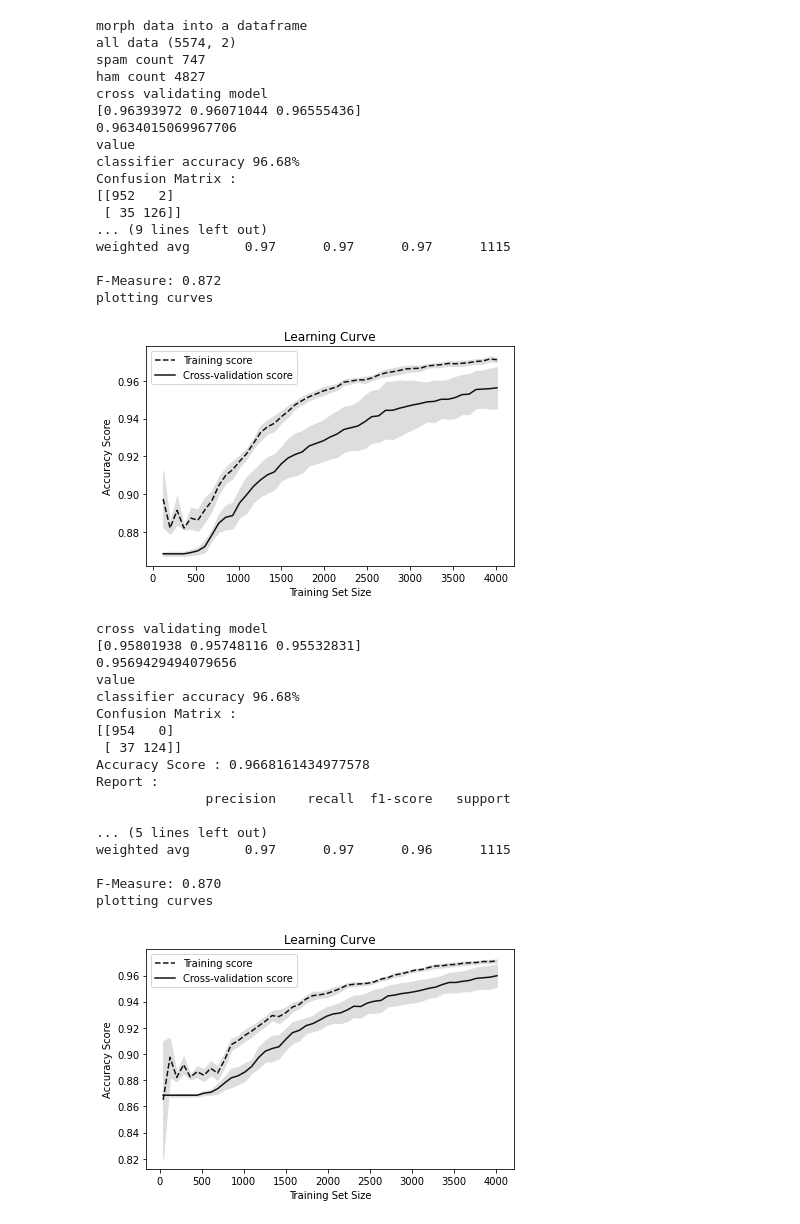
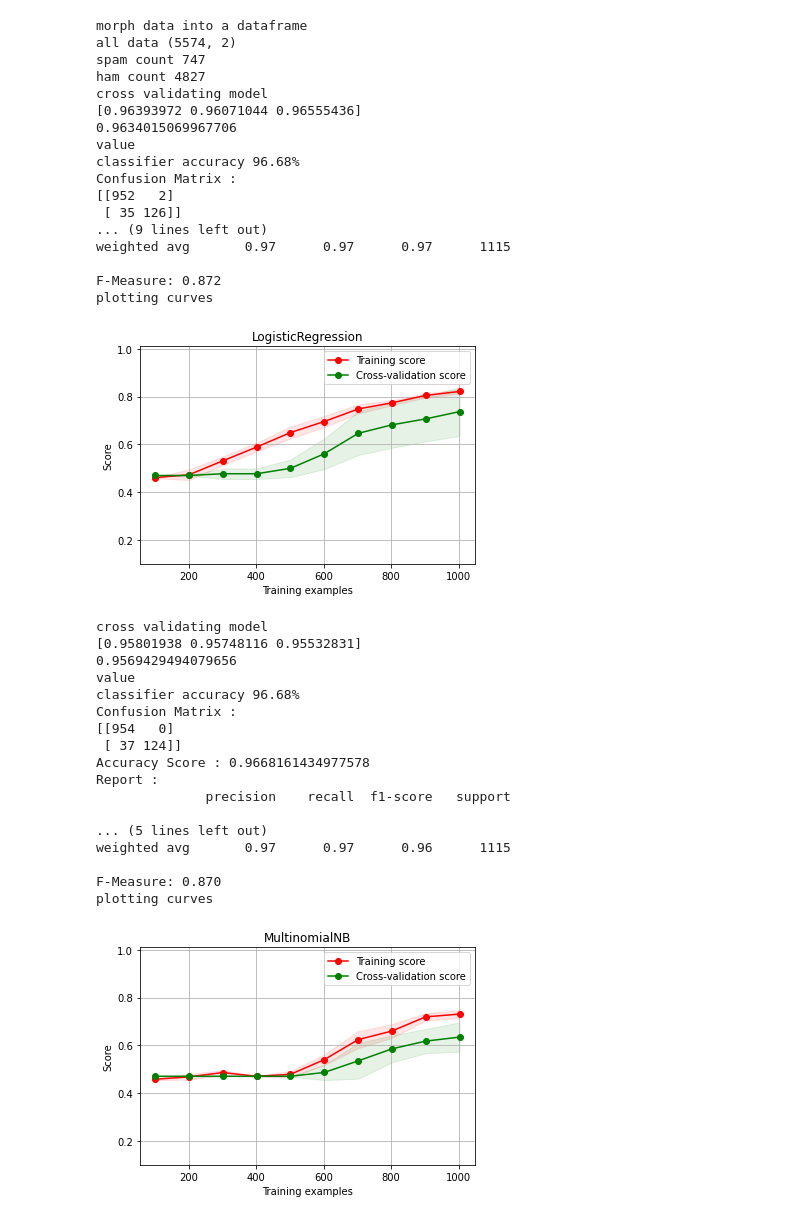
Before and after one commit to dimitrisl/SpamHam, a Jupyter notebook: Assignment 1.ipynb, the cells around one changed output. Saved outputs shown, nothing was run; the diff lists cells and outputs as text; code cells hidden in the pictures.

```diff
--- a/Assignment 1.ipynb
+++ b/Assignment 1.ipynb
@@ -120,35 +123,37 @@ models = [LogisticRegression, MultinomialNB, SVC]
 
 for model in models:
     print("cross validating model")
     clf = make_pipeline(vectorizer, model())
     scores = cross_validate(clf, df_data["sentence"], df_data["label"], cv=3, return_train_score=False)
     print(scores["test_score"])
     print(scores["test_score"].mean())
     features_train_transformed, features_test_transformed, y_train, y_test = tf_idf(df_data, vectorizer)
 
     model = get_results(features_train_transformed, features_test_transformed, y_train, y_test, model())
     print("plotting curves")
-    plotter = plotting_back(model, features_train_transformed, y_train)
+
+
+    plotter = plot_learning_curve(model, "%s"%type(model).__name__, features_test_transformed, model.predict(features_test_transformed), (0.1, 1.01), cv=10, n_jobs=-1)
     plotter.show()
 # %% [output]
 morph data into a dataframe
 all data (5574, 2)
 spam count 747
 ham count 4827
 cross validating model
 [0.96393972 0.96071044 0.96555436]
 0.9634015069967706
 value
 classifier accuracy 96.68%
 Confusion Matrix :
 [[952   2]
  [ 35 126]]
 ... (9 lines left out)
 weighted avg       0.97      0.97      0.97      1115
 
 F-Measure: 0.872
 plotting curves
-[figure, old version]
+[figure, new version]
 cross validating model
 [0.95801938 0.95748116 0.95532831]
 0.9569429494079656
@@ -166,7 +171,7 @@ weighted avg       0.97      0.97      0.96      1115
 
 F-Measure: 0.870
 plotting curves
-[figure, old version]
+[figure, new version]
 cross validating model
 [0.98277718 0.9752422  0.98223897]
 0.9800861141011841
```
Also changed, not shown: parts of 6 cells of this notebook.
